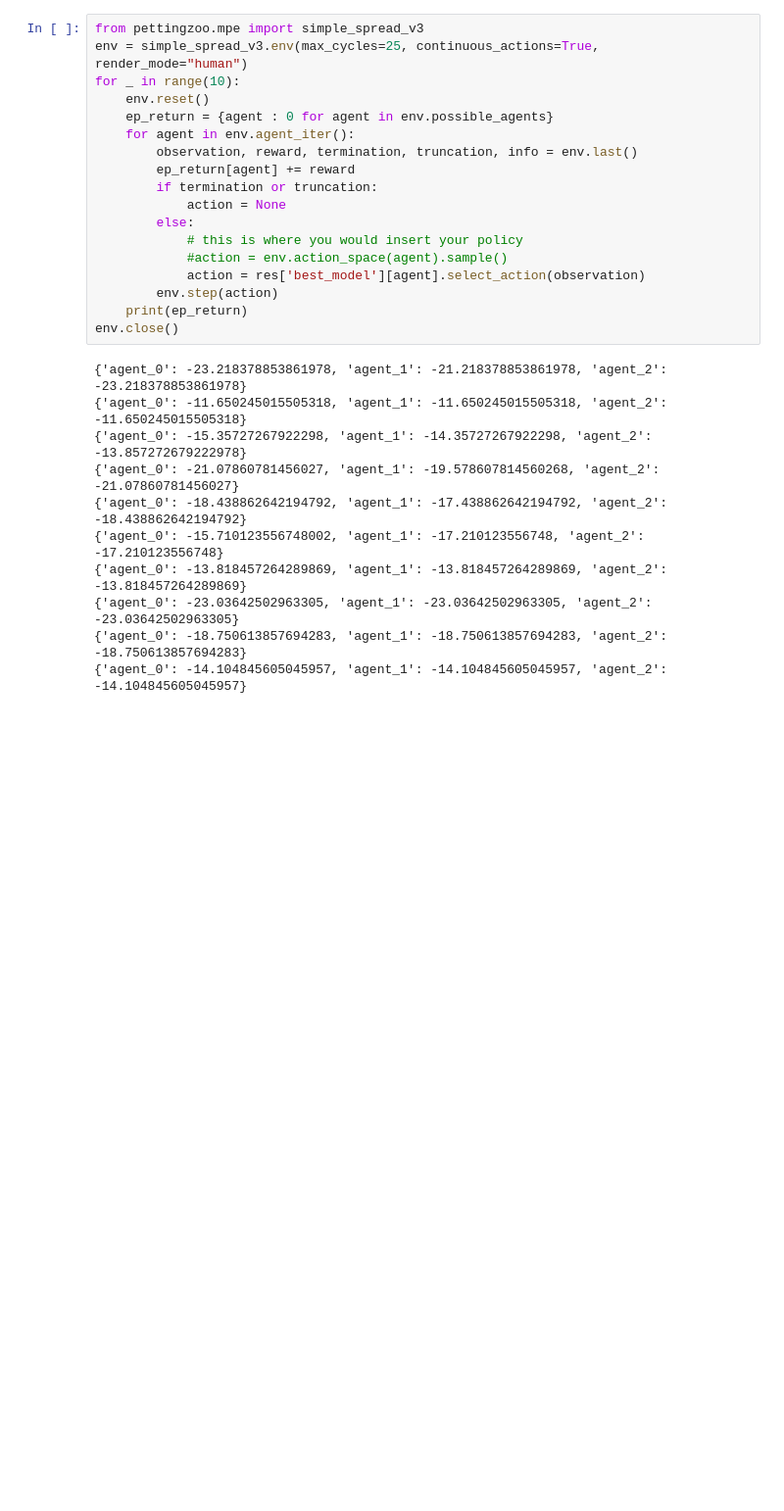
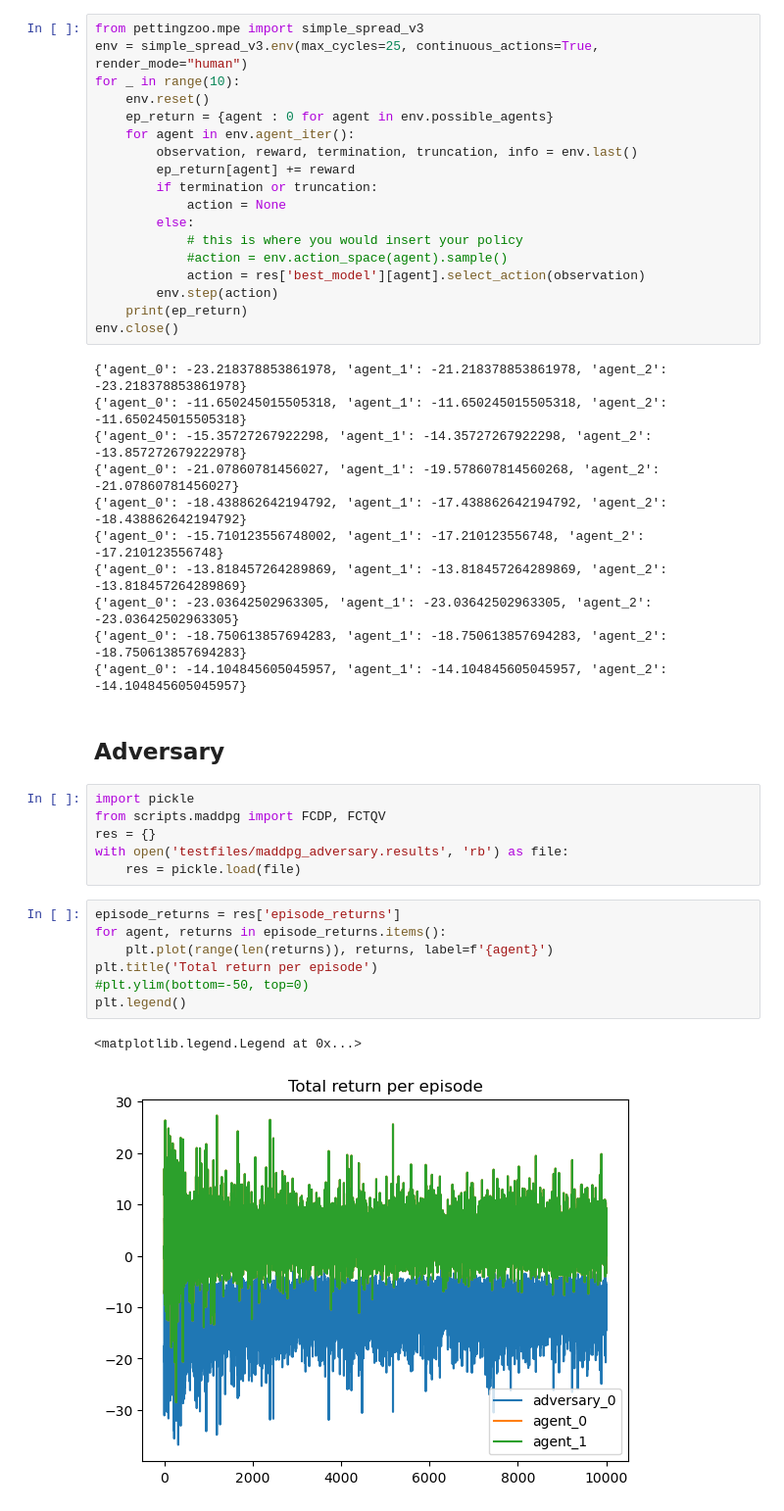
Before and after one commit to jimtoledo/reinforcement-learning, a Jupyter notebook: notebooks/maddpg.ipynb, the cells around one changed output. Shown: that part at 98% size. Saved outputs shown, nothing was run; the diff lists cells and outputs as text; blank space fills up the shorter version.

```diff
--- a/notebooks/maddpg.ipynb
+++ b/notebooks/maddpg.ipynb
@@ -246,3 +246,21 @@ env.close()
 {'agent_0': -23.03642502963305, 'agent_1': -23.03642502963305, 'agent_2': -23.03642502963305}
 {'agent_0': -18.750613857694283, 'agent_1': -18.750613857694283, 'agent_2': -18.750613857694283}
 {'agent_0': -14.104845605045957, 'agent_1': -14.104845605045957, 'agent_2': -14.104845605045957}
+# %% [markdown]
+## Adversary
+# %%
+import pickle
+from scripts.maddpg import FCDP, FCTQV
+res = {}
+with open('testfiles/maddpg_adversary.results', 'rb') as file:
+    res = pickle.load(file)
+# %%
+episode_returns = res['episode_returns']
+for agent, returns in episode_returns.items():
+    plt.plot(range(len(returns)), returns, label=f'{agent}')
+plt.title('Total return per episode')
+#plt.ylim(bottom=-50, top=0)
+plt.legend()
+# %% [output]
+<matplotlib.legend.Legend at 0x...>
+[figure, added]
```
Also changed, not shown: parts of 8 cells of this notebook, 5 other files.
